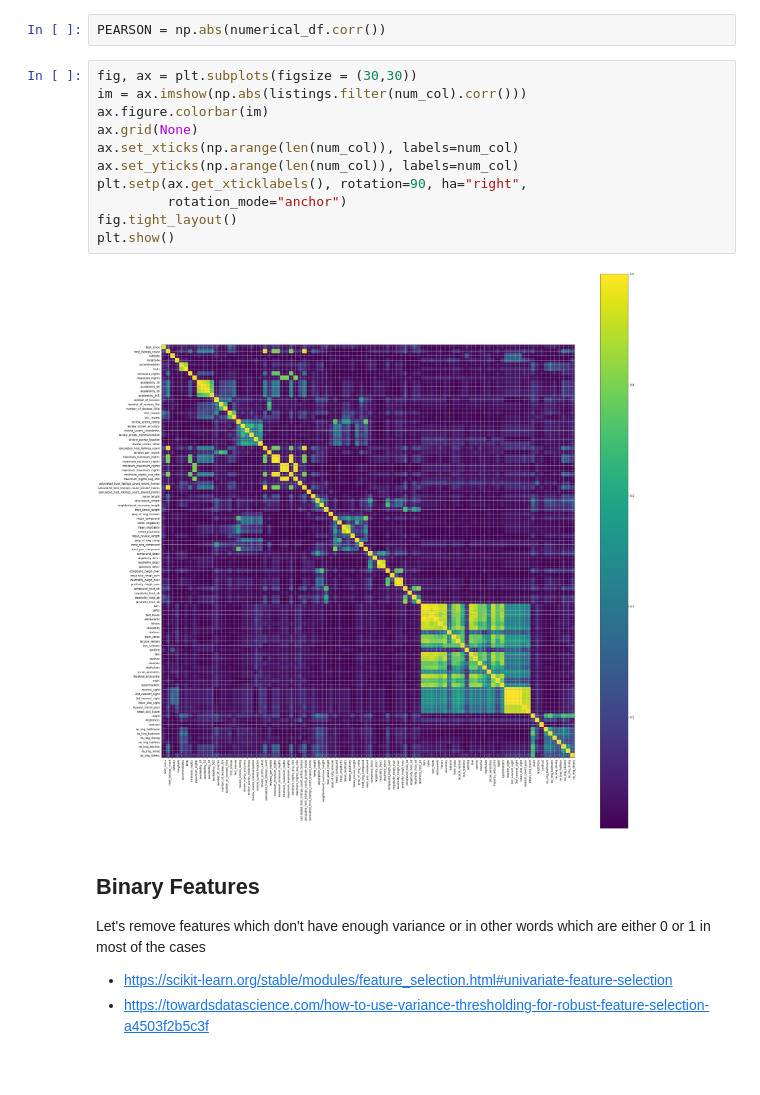
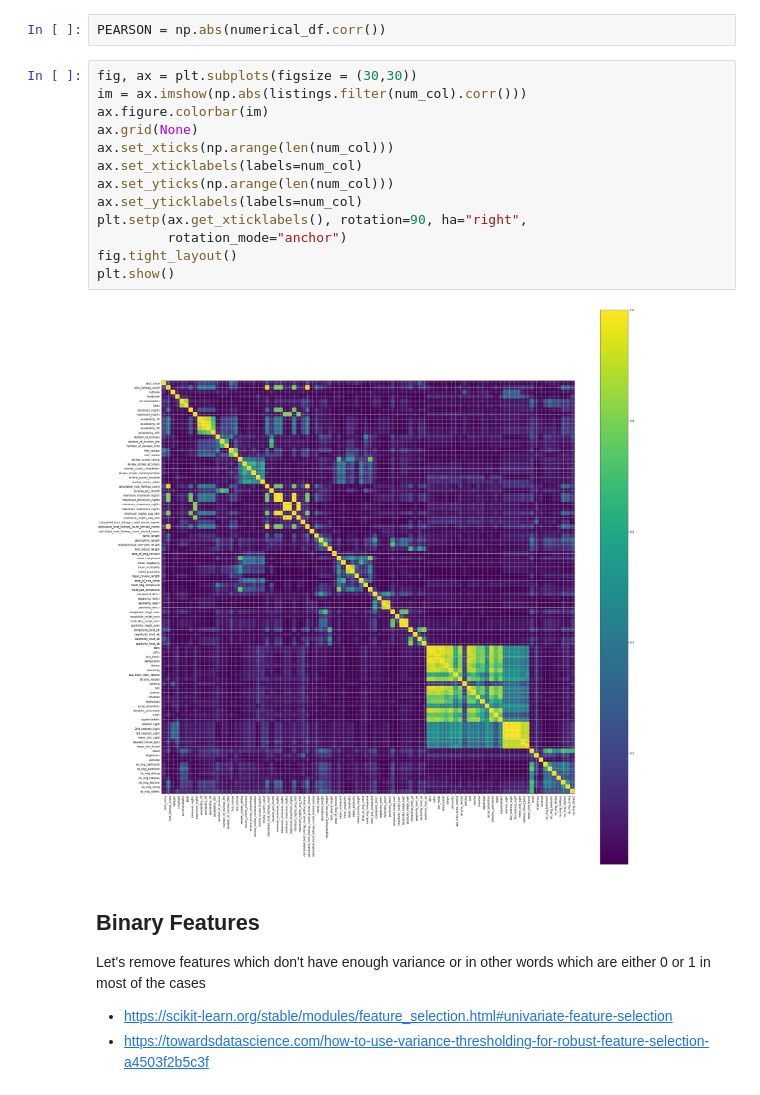
Before and after one commit to dmnk1308/DubAir, a Jupyter notebook: feature_selection_shap.ipynb, the cells around one changed output. Saved outputs shown, nothing was run; the diff lists cells and outputs as text.

```diff
--- a/feature_selection_shap.ipynb
+++ b/feature_selection_shap.ipynb
@@ -124,16 +142,18 @@ PEARSON = np.abs(numerical_df.corr())
 # %%
 fig, ax = plt.subplots(figsize = (30,30))
 im = ax.imshow(np.abs(listings.filter(num_col).corr()))
 ax.figure.colorbar(im)
 ax.grid(None)
-ax.set_xticks(np.arange(len(num_col)), labels=num_col)
-ax.set_yticks(np.arange(len(num_col)), labels=num_col)
+ax.set_xticks(np.arange(len(num_col)))
+ax.set_xticklabels(labels=num_col)
+ax.set_yticks(np.arange(len(num_col)))
+ax.set_yticklabels(labels=num_col)
 plt.setp(ax.get_xticklabels(), rotation=90, ha="right",
          rotation_mode="anchor")
 fig.tight_layout()
 plt.show()
 # %% [output]
-[figure, old version]
+[figure, new version]
 # %% [markdown]
 ## Binary Features
 
```
Also changed, not shown: parts of 29 cells of this notebook, 3 other files.
